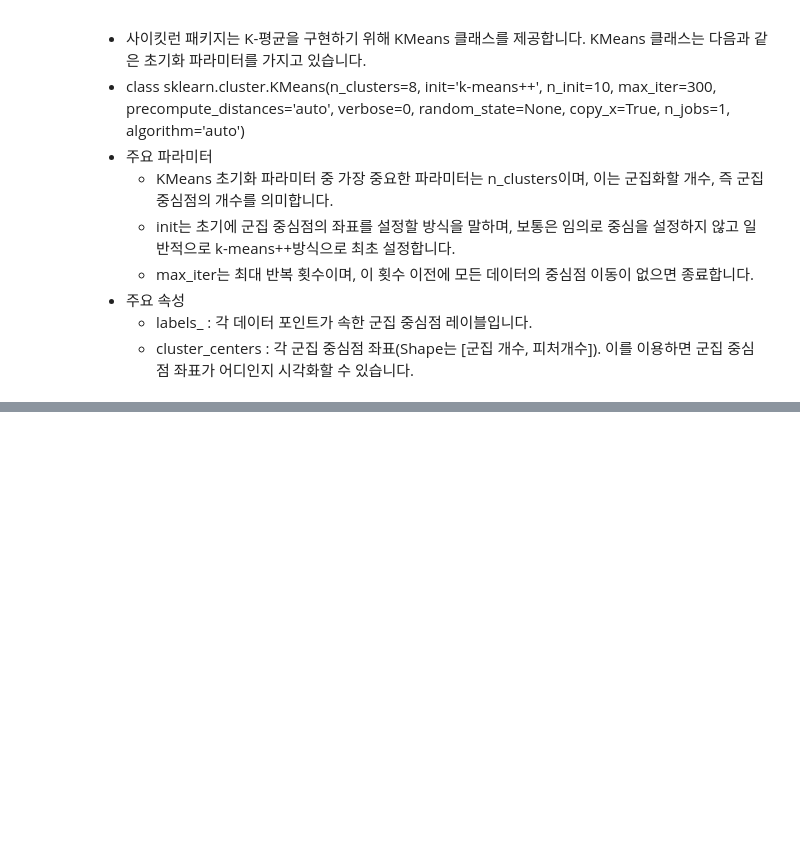
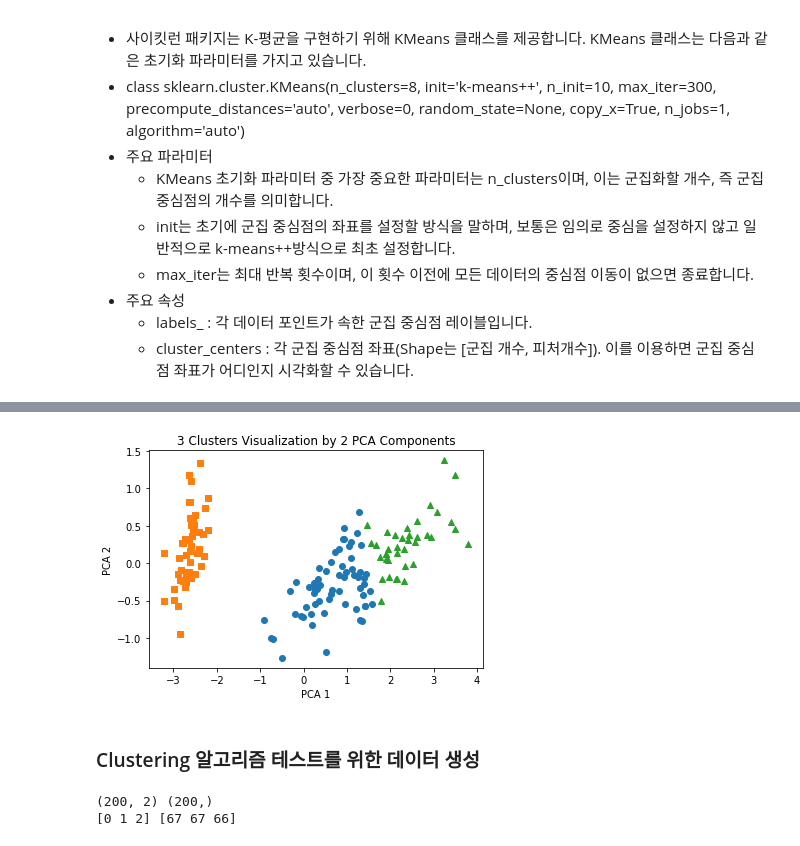
Before and after one commit to 201411096/study_AI, a Jupyter notebook: lectures/2_파이썬 머신러닝 완벽 가이드/7_군집화(Clustering)/1_K-Means.ipynb, the cells around one changed output, grey strips where cells are left out. Saved outputs shown, nothing was run; the diff lists cells and outputs as text; code cells hidden in the pictures; blank space fills up the shorter version.

```diff
--- a/lectures/2_파이썬 머신러닝 완벽 가이드/7_군집화(Clustering)/1_K-Means.ipynb
+++ b/lectures/2_파이썬 머신러닝 완벽 가이드/7_군집화(Clustering)/1_K-Means.ipynb
@@ -54,0 +146,37 @@
+# %%
+# 이부분 코드가 익숙하지 않다면, 위 1줄짜리 코드를 사용해도 됨.
+
+# cluster 값이 0, 1, 2인 경우마다 별도의 index로 추출
+marker0_ind = irisDF[irisDF['cluster']==0].index
+marker1_ind = irisDF[irisDF['cluster']==1].index
+marker2_ind = irisDF[irisDF['cluster']==2].index
+
+# cluster값 0, 1, 2에 해당하는 index로 각 cluster 레벨의 pca_x, pca_y 값 추출. o, s, ^로 marker 표시
+plt.scatter(x=irisDF.loc[marker0_ind, 'pca_x'], y=irisDF.loc[marker0_ind, 'pca_y'], marker='o')
+plt.scatter(x=irisDF.loc[marker1_ind, 'pca_x'], y=irisDF.loc[marker1_ind, 'pca_y'], marker='s')
+plt.scatter(x=irisDF.loc[marker2_ind, 'pca_x'], y=irisDF.loc[marker2_ind, 'pca_y'], marker='^')
+
+plt.xlabel('PCA 1')
+plt.ylabel('PCA 2')
+plt.title('3 Clusters Visualization by 2 PCA Components')
+plt.show()
+# %% [output]
+[figure, added]
+# %% [markdown]
+### Clustering 알고리즘 테스트를 위한 데이터 생성
+# %%
+import numpy as np
+import matplotlib.pyplot as plt
+from sklearn.cluster import KMeans
+from sklearn.datasets import make_blobs
+%matplotlib inline
+
+X, y = make_blobs(n_samples=200, n_features=2, centers=3, cluster_std=0.8, random_state=0)
+print(X.shape, y.shape)
+
+# y target 값의 분포를 확인
+unique, counts = np.unique(y, return_counts=True)
+print(unique, counts)
+# %% [output]
+(200, 2) (200,)
+[0 1 2] [67 67 66]
```
Also changed, not shown: parts of 21 cells of this notebook.
